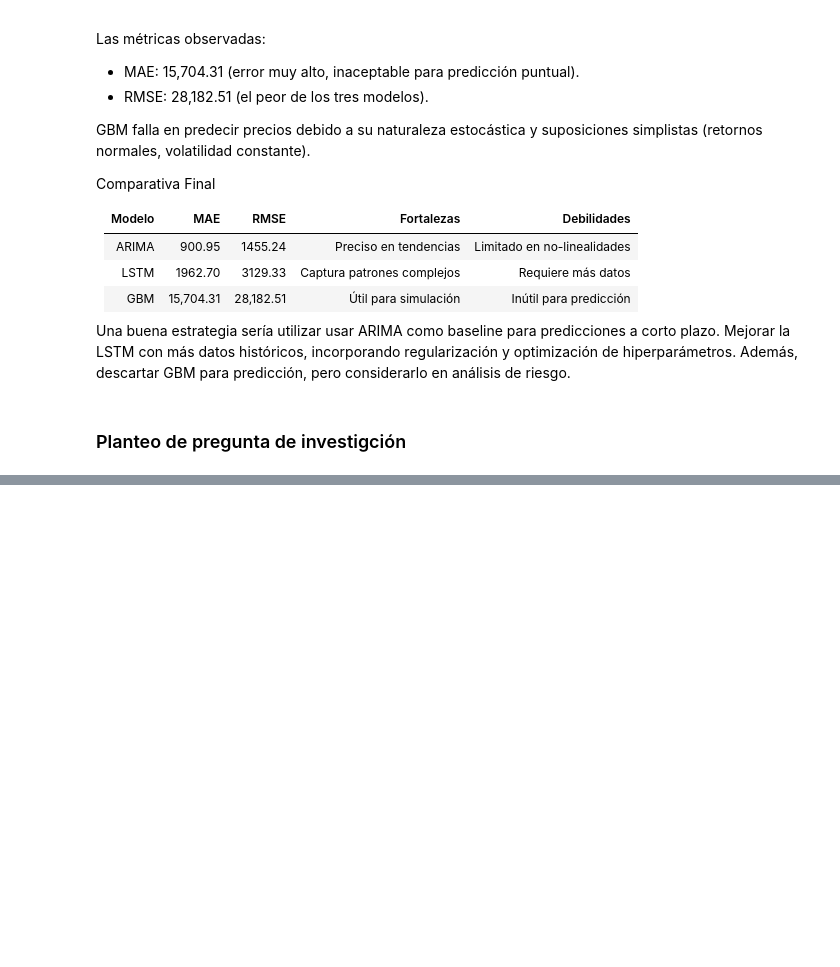
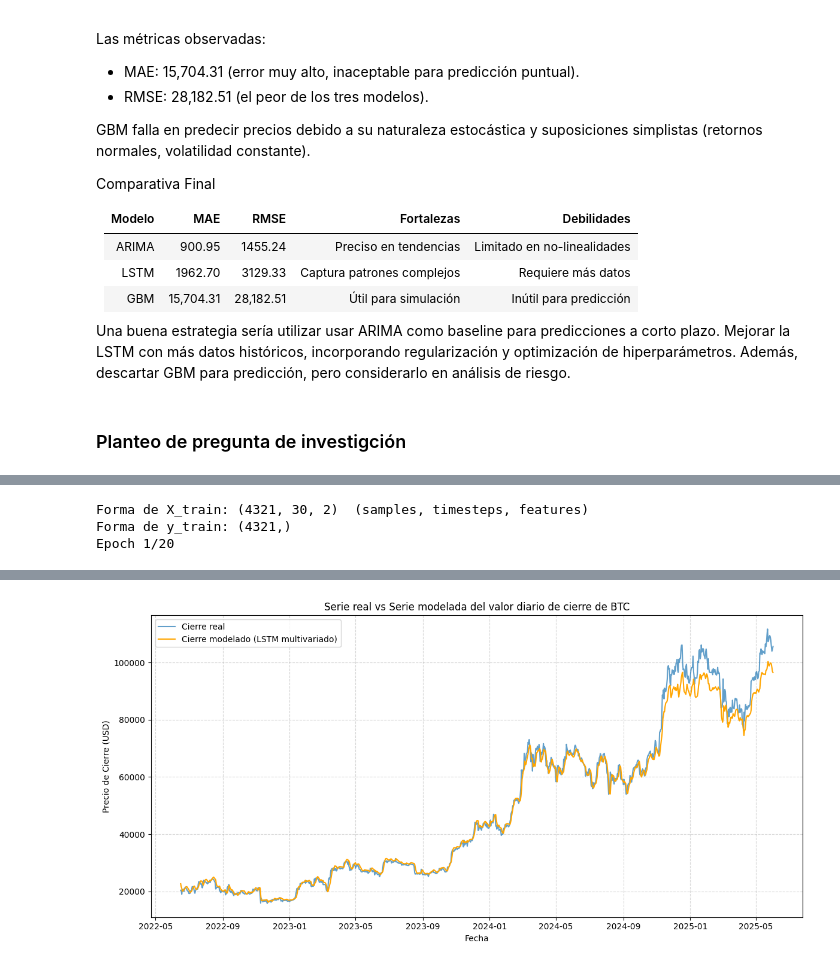
Before and after one commit to fabriciolopretto/BTC_Time_Series_Models, a Jupyter notebook: scripts/BTC_fernandez_lopretto_quiros_villanueva.ipynb, the cells around one changed output, grey strips where cells are left out. Drawn from its saved outputs; the diff is of its cells as text; code cells hidden in the pictures; blank space fills up the shorter version.

```diff
--- a/scripts/BTC_fernandez_lopretto_quiros_villanueva.ipynb
+++ b/scripts/BTC_fernandez_lopretto_quiros_villanueva.ipynb
@@ -885,0 +981,74 @@ desarrollo..
+# %%
+# Seleccionar variables relevantes
+datos = df[['Cierre', 'Volumen']].copy()
+
+# Escalar ambas variables
+scaler = RobustScaler()
+datos_scaled = scaler.fit_transform(datos)
+
+# Crear secuencias para LSTM multivariado
+def crear_secuencias_multivariadas(data, n_steps):
+    X, y = [], []
+    for i in range(n_steps, len(data)):
+        X.append(data[i - n_steps:i])         # secuencia de n_steps días
+        y.append(data[i, 0])                  # objetivo: cierre del día siguiente
+    return np.array(X), np.array(y)
+
+n_steps = 30
+X, y = crear_secuencias_multivariadas(datos_scaled, n_steps)
+
+# Dividir en entrenamiento y testeo (80/20)
+split = int(len(X) * 0.8)
+X_train, X_test = X[:split], X[split:]
+y_train, y_test = y[:split], y[split:]
+
+# LSTM espera entrada 3D: [samples, timesteps, features]
+print(f"Forma de X_train: {X_train.shape}  (samples, timesteps, features)")
+print(f"Forma de y_train: {y_train.shape}")
+
+# Construcción del modelo LSTM multivariado
+modelo = Sequential()
+modelo.add(LSTM(units=50, activation='tanh', return_sequences=False, input_shape=(n_steps, X.shape[2])))
+modelo.add(Dense(1))
+modelo.compile(optimizer=Adam(learning_rate=0.001), loss='mse')
+
+# Entrenar el modelo
+modelo.fit(X_train, y_train, epochs=20, batch_size=32, verbose=1)
+
+# Predicciones sobre el set de testeo
+y_pred = modelo.predict(X_test)
+
+# Desescalar las predicciones y los valores reales de cierre
+cierre_scaler = RobustScaler()
+cierre_scaler.fit(datos[['Cierre']])
+y_test_inv = cierre_scaler.inverse_transform(y_test.reshape(-1, 1))
+y_pred_inv = cierre_scaler.inverse_transform(y_pred)
+
+# Evaluación
+mae = mean_absolute_error(y_test_inv, y_pred_inv)
+mse = mean_squared_error(y_test_inv, y_pred_inv)
+rmse = np.sqrt(mse)
+
+print("\nEvaluación del modelo LSTM multivariado:")
+print(f"MAE  (Error Absoluto Medio): {mae:.2f}")
+print(f"MSE  (Error Cuadrático Medio): {mse:.2f}")
+print(f"RMSE (Raíz del Error Cuadrático Medio): {rmse:.2f}")
+
+# Crear rango de fechas para graficar
+fechas_test = df.index[n_steps + split:]
+
+# Graficar resultados
+plt.figure(figsize=(12, 6))
+plt.plot(fechas_test, y_test_inv, label='Cierre real', alpha=0.7)
+plt.plot(fechas_test, y_pred_inv, label='Cierre modelado (LSTM multivariado)', color='orange')
+plt.title('Serie real vs Serie modelada del valor diario de cierre de BTC')
+plt.xlabel('Fecha')
+plt.ylabel('Precio de Cierre (USD)')
+plt.grid(True, linestyle='--', alpha=0.5)
+plt.legend()
+plt.tight_layout()
+plt.show()
+# %% [output]
+Forma de X_train: (4321, 30, 2)  (samples, timesteps, features)
+Forma de y_train: (4321,)
+Epoch 1/20
@@ -885,0 +1072 @@ desarrollo..
+[figure, added]
```
Also changed, not shown: parts of 13 cells of this notebook.
